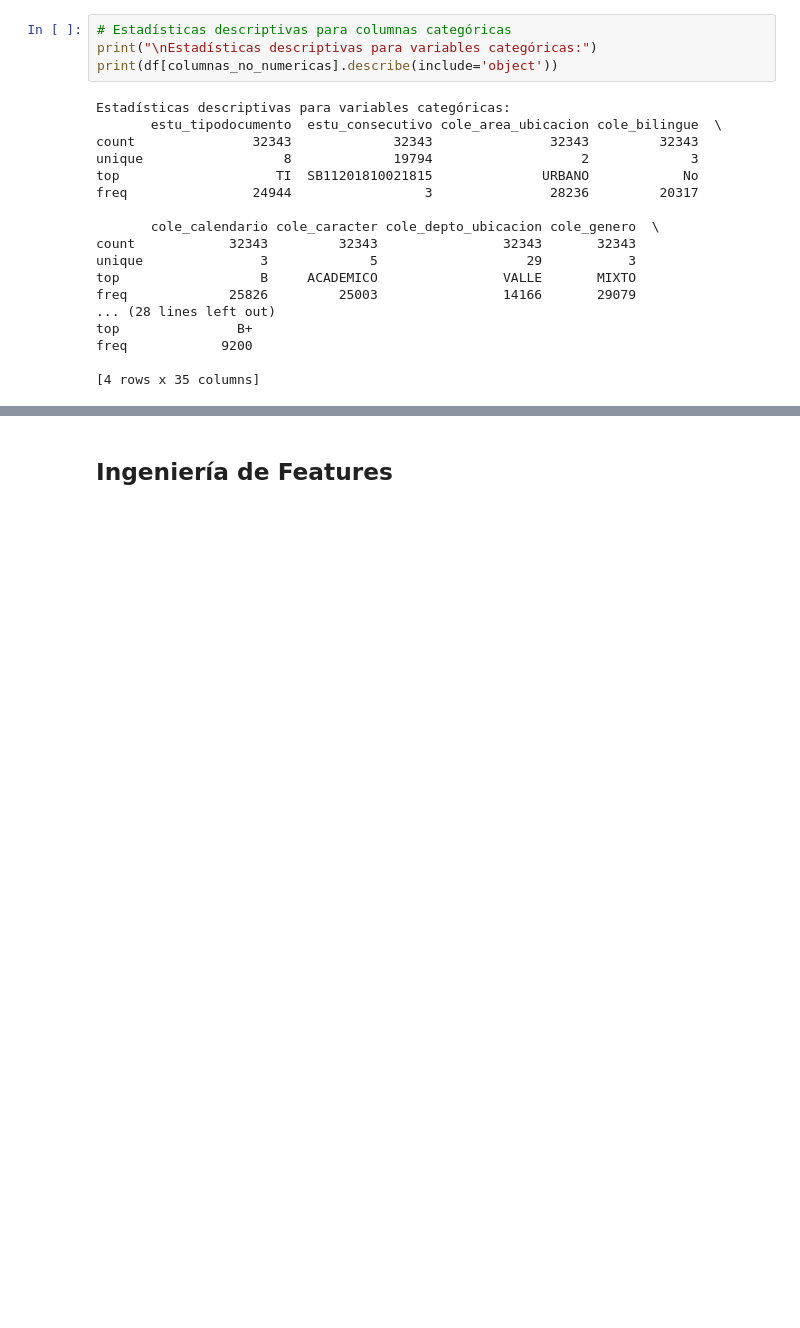
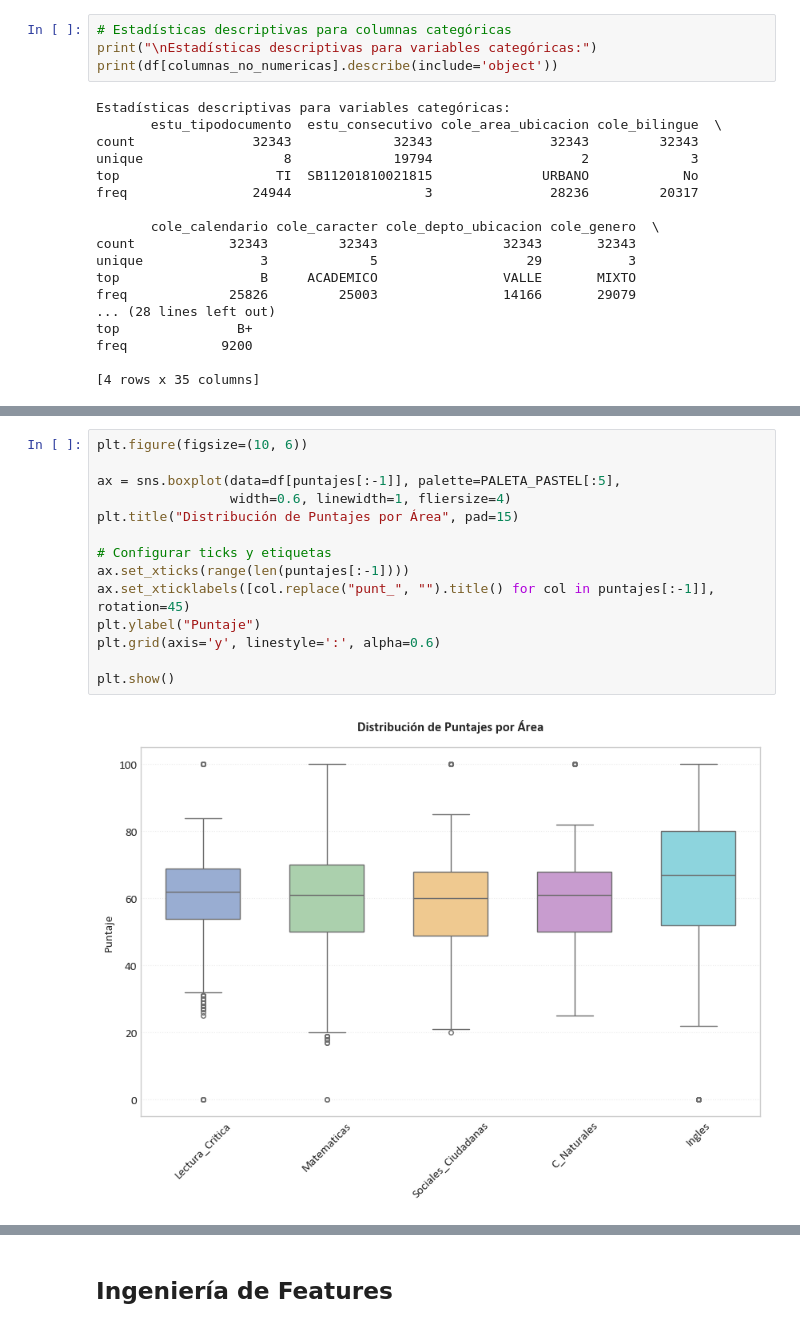
Before and after one commit to EstebanLN/Proyecto-2-Analitica-Computacional, a Jupyter notebook: Ingeniería_y_Análisis_de_Datos/Analisis_de_datos.ipynb, the cells around one changed output, grey strips where cells are left out. Drawn from its saved outputs; the diff is of its cells as text; blank space fills up the shorter version.

```diff
--- a/Ingeniería_y_Análisis_de_Datos/Analisis_de_datos.ipynb
+++ b/Ingeniería_y_Análisis_de_Datos/Analisis_de_datos.ipynb
@@ -141,0 +155,16 @@ pd.pivot_table(df, index='cole_area_ubicacion',
+# %%
+plt.figure(figsize=(10, 6))
+
+ax = sns.boxplot(data=df[puntajes[:-1]], palette=PALETA_PASTEL[:5],
+                 width=0.6, linewidth=1, fliersize=4)
+plt.title("Distribución de Puntajes por Área", pad=15)
+
+# Configurar ticks y etiquetas
+ax.set_xticks(range(len(puntajes[:-1])))
+ax.set_xticklabels([col.replace("punt_", "").title() for col in puntajes[:-1]], rotation=45)
+plt.ylabel("Puntaje")
+plt.grid(axis='y', linestyle=':', alpha=0.6)
+
+plt.show()
+# %% [output]
+[figure, added]
```
Also changed, not shown: parts of 45 cells of this notebook, 2 other files.
